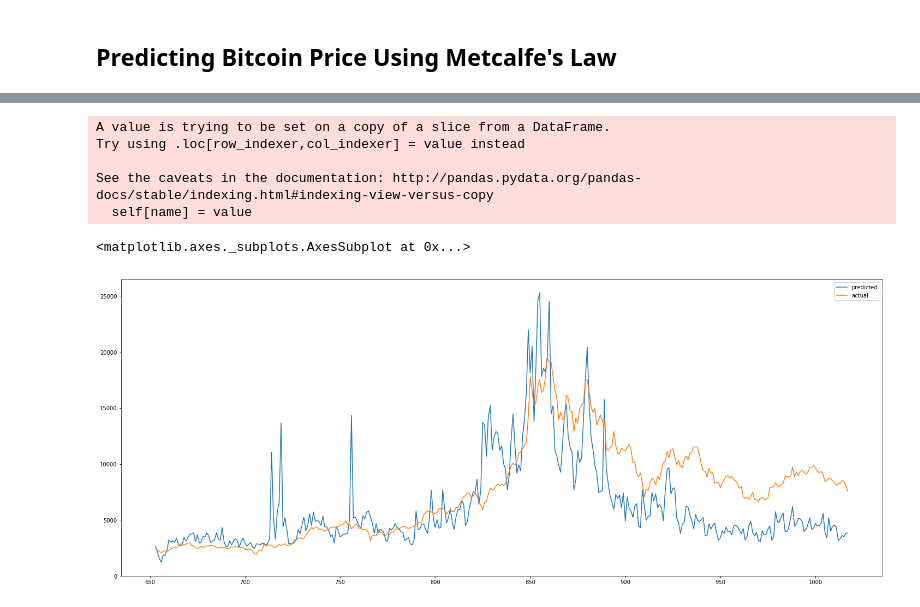
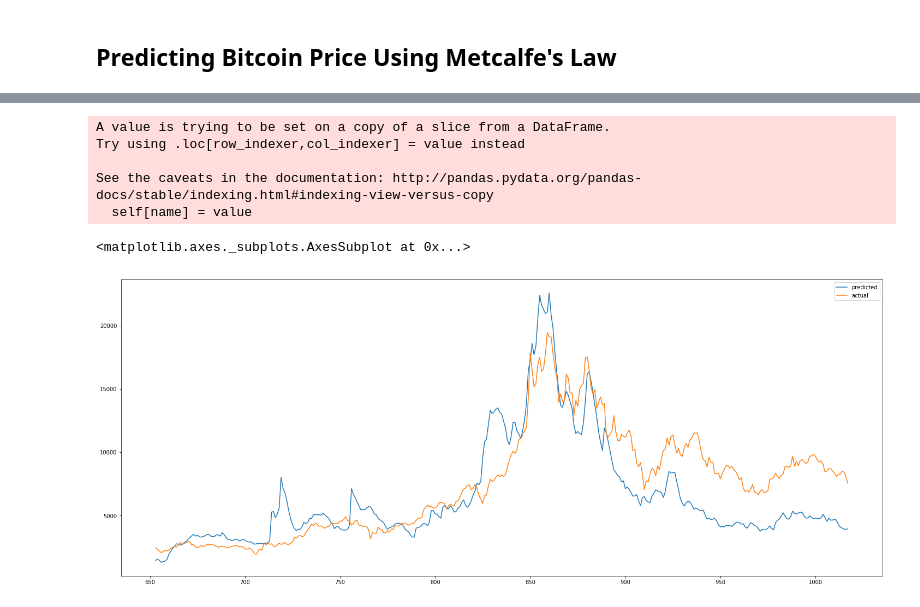
Before and after one commit to F3real/Data_Analytics_Cryptocurrencies, a Jupyter notebook: DataAnalyticsProject.ipynb, the cells around one changed output, grey strips where cells are left out. Cells and saved outputs as stored; diff of their text form; code cells hidden in the pictures.

```diff
--- a/DataAnalyticsProject.ipynb
+++ b/DataAnalyticsProject.ipynb
@@ -25,7 +25,7 @@ data_dcr['date'] = pd.to_datetime(data_dcr['date']);
 data_doge = pd.read_csv('.\\data\\doge.csv', index_col=False);
 data_doge['date'] = pd.to_datetime(data_doge['date']);
 
-data_etc = pd.read_csv('.\\data\\etc.csv', index_col=False);
+data_etc = pddata_btc['date'] = pd.to_datetime(data_btc['date']);.read_csv('.\\data\\etc.csv', index_col=False);
 data_etc['date'] = pd.to_datetime(data_etc['date'])
 
 data_eth = pd.read_csv('.\\data\\eth.csv', index_col=False);
@@ -451,3 +451,21 @@ data_corr
 | VTC_price(USD) | 0.949825 | 0.826537 | 0.774478 | 0.852948 | 0.819550 | 0.881252 | ... |
 # %% [markdown]
 ## Predicting Bitcoin Price Using Metcalfe's Law
+# %%
+btc_price = merged_data[['date','BTC_price(USD)']]
+btc_volume = merged_data[['date','BTC_txVolume(USD)']]
+btc_count = merged_data[['date','BTC_txCount']]
+
+btc_price['date'] = pd.to_datetime(btc_price['date']);
+btc_volume['date'] = pd.to_datetime(btc_price['date']);
+btc_count['date'] = pd.to_datetime(btc_price['date']);
+
+btc_price.set_index(keys='date', inplace=True)
+btc_volume.set_index(keys='date', inplace=True)
+btc_count.set_index(keys='date', inplace=True)
+
+dataa = btc_price.join([btc_count, btc_volume], how='outer')
+
+dataa = dataa.interpolate()
+
+dataa = pd.ewma(dataa, span=7)
@@ -454,32 +488,31 @@ data_corr
 # %%
 # rename columns
 #addresses = ['date', 'BTC_txCount(USD)']
 #volume = ['date', 'BTC_txVolume(USD)']
-#price = ['date', 'price(USD)']
-
+#btc_price = ['date', 'BTC_price(USD)']
 
 
 clf = linear_model.LinearRegression(n_jobs=2)
-train = merged_data[['BTC_txCount', 'BTC_txVolume(USD)']]
-
+#train = merged_data[['BTC_txCount', 'BTC_txVolume(USD)']]
+train = dataa[['BTC_txCount', 'BTC_txVolume(USD)']]
 #Per Metcalfe's law, we will square the number of "users:"
 train.BTC_txCount = train.BTC_txCount.pow(2)
-
+#btc_price = merged_data[['BTC_price(USD)']]
 clf.fit(train, btc_price)
 linear_model.LinearRegression(copy_X=True, fit_intercept=True, n_jobs=2, normalize=False)
 
 #Now we can take a look at the results. We use the classifiers predict function to run through our test set and
 #produce expected outputs (prices). We then join this with the actual prices, rename the columns, and plot the
 #results for the past year.
 pred = pd.DataFrame(clf.predict(train), index=merged_data.index)
 compare = pred.join(merged_data['BTC_price(USD)'])
 compare.columns = ['predicted', 'actual']
 compare.tail(365).plot(figsize=(25,10))
 # %% [output]
 A value is trying to be set on a copy of a slice from a DataFrame.
 Try using .loc[row_indexer,col_indexer] = value instead
 
 See the caveats in the documentation: http://pandas.pydata.org/pandas-docs/stable/indexing.html#indexing-view-versus-copy
   self[name] = value
 <matplotlib.axes._subplots.AxesSubplot at 0x...>
-[figure, old version]
+[figure, new version]
```
Also changed, not shown: parts of 6 cells of this notebook, 2 other files.
